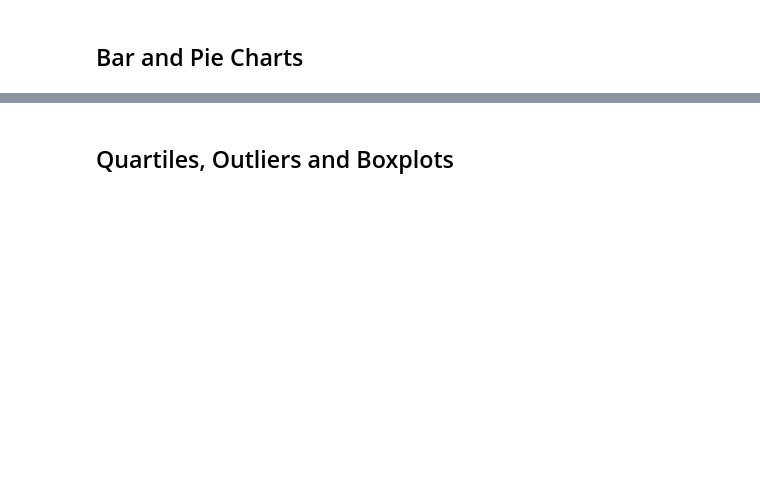
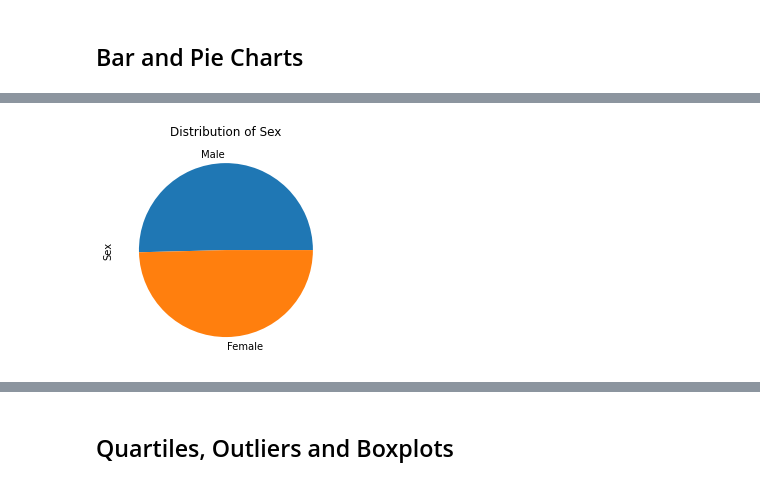
Before and after one commit to sgaetz1/matplotlib-challenge, a Jupyter notebook: pymaceuticals.ipynb, the cells around one changed output, grey strips where cells are left out. Cells and saved outputs as stored; diff of their text form; code cells hidden in the pictures; blank space fills up the shorter version.

```diff
--- a/pymaceuticals.ipynb
+++ b/pymaceuticals.ipynb
@@ -103,16 +153,14 @@ plt.show()
 # %%
 # Generate a pie plot showing the distribution of female versus male mice using pandas
 df_time_0 = df.loc[df['Timepoint'] == 0]
 df_gend = df_time_0[['Mouse ID','Sex']]
 gender = df_gend['Sex']
 counts = gender.value_counts()
 counts
 plot = counts.plot.pie(y= 'Sex', figsize=(4, 4))
-
-
-# df = pd.DataFrame({'mass': [0.330, 4.87 , 5.97],
-#                    'radius': [2439.7, 6051.8, 6378.1]},
-#                   index=['Mercury', 'Venus', 'Earth'])
-# plot = df.plot.pie(y='mass', figsize=(5, 5))
+plt.title("Distribution of Sex")
+plt.show()
+# %% [output]
+[figure, added]
 # %%
 # Generate a pie plot showing the distribution of female versus male mice using pyplot
```
Also changed, not shown: parts of 21 cells of this notebook.
